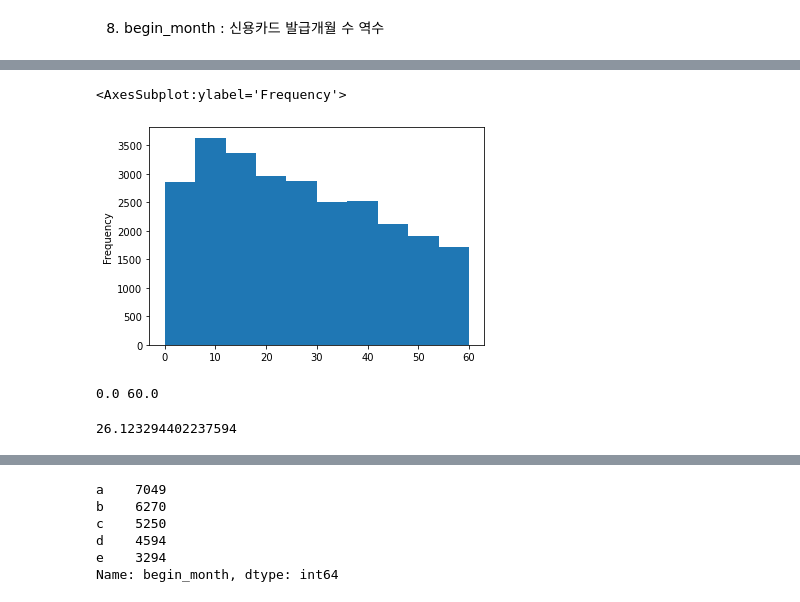
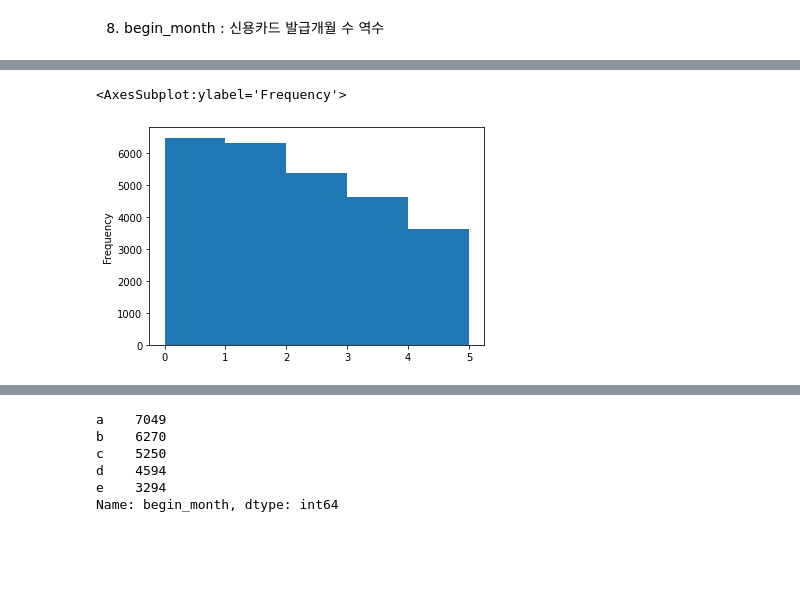
Before and after one commit to JxxHxxx/Ubion-CreditCardUserPrediction, a Jupyter notebook: Code/HJ_EDA&Preprocessing.ipynb, the cells around one changed output, grey strips where cells are left out. Cells and saved outputs as stored; diff of their text form; code cells hidden in the pictures; blank space fills up the shorter version.

```diff
--- a/Code/HJ_EDA&Preprocessing.ipynb
+++ b/Code/HJ_EDA&Preprocessing.ipynb
@@ -343,5 +322,5 @@ Name: DAYS_BIRTH, dtype: int64
 # %% [markdown]
 3. FLAG_MOBIL => 핸드폰 소유 1, 핸드폰 무소유 0 -> DROP할거야 왜냐면 전부다 가지고 있으니까
 # %%
-train.drop(['FLAG_MOBIL'], axis =1)
-test.drop(['FLAG_MOBIL'], axis =1)
+train = train.drop(['FLAG_MOBIL'], axis =1)
+test = test.drop(['FLAG_MOBIL'], axis =1)
@@ -494,0 +465,3 @@ test['begin_month'] = abs(test['begin_month'])
+# %%
+train['begin_month'] = train['begin_month']/12
+test['begin_month'] = test['begin_month']/12
@@ -495,13 +483,5 @@ test['begin_month'] = abs(test['begin_month'])
 # %%
-train['begin_month'].plot(kind='hist',bins = 10)
+train['begin_month'].plot(kind='hist',bins = 5)
 # %% [output]
 <AxesSubplot:ylabel='Frequency'>
-[figure, old version]
+[figure, new version]
-# %%
-print(min(train['begin_month']), max(train['begin_month']))
-# %% [output]
-0.0 60.0
-# %%
-train['begin_month'].mean()
-# %% [output]
-26.123294402237594
```
Also changed, not shown: parts of 50 cells of this notebook.
